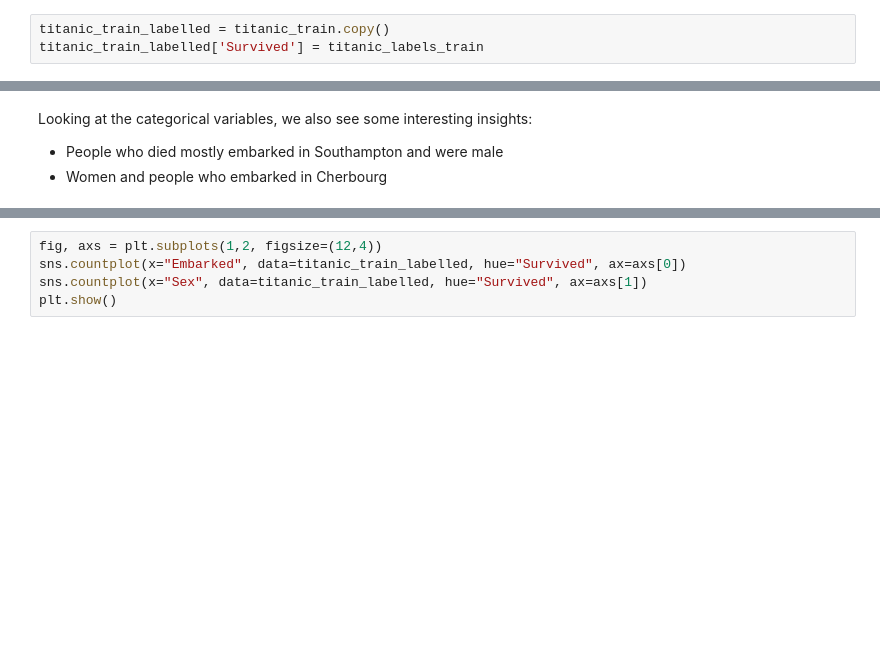
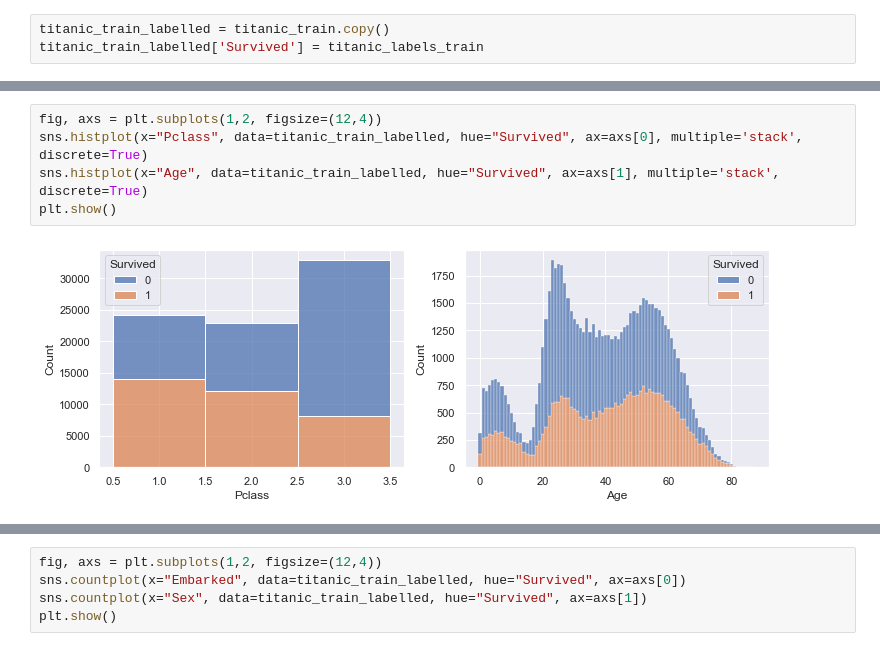
Before and after one commit to carolinemcosta/tech-talk-itech, a Jupyter notebook: tech-talk-v2.ipynb, the cells around one changed output, grey strips where cells are left out. Saved outputs shown, nothing was run; the diff lists cells and outputs as text; blank space fills up the shorter version.

```diff
--- a/tech-talk-v2.ipynb
+++ b/tech-talk-v2.ipynb
@@ -172,4 +158,7 @@ plt.show()
-# %% [markdown]
-Looking at the categorical variables, we also see some interesting insights:
-- People who died mostly embarked in Southampton and were male
-- Women and people who embarked in Cherbourg
+# %%
+fig, axs = plt.subplots(1,2, figsize=(12,4))
+sns.histplot(x="Pclass", data=titanic_train_labelled, hue="Survived", ax=axs[0], multiple='stack', discrete=True)
+sns.histplot(x="Age", data=titanic_train_labelled, hue="Survived", ax=axs[1], multiple='stack', discrete=True)
+plt.show()
+# %% [output]
+[figure, added]
```
Also changed, not shown: parts of 31 cells of this notebook.
